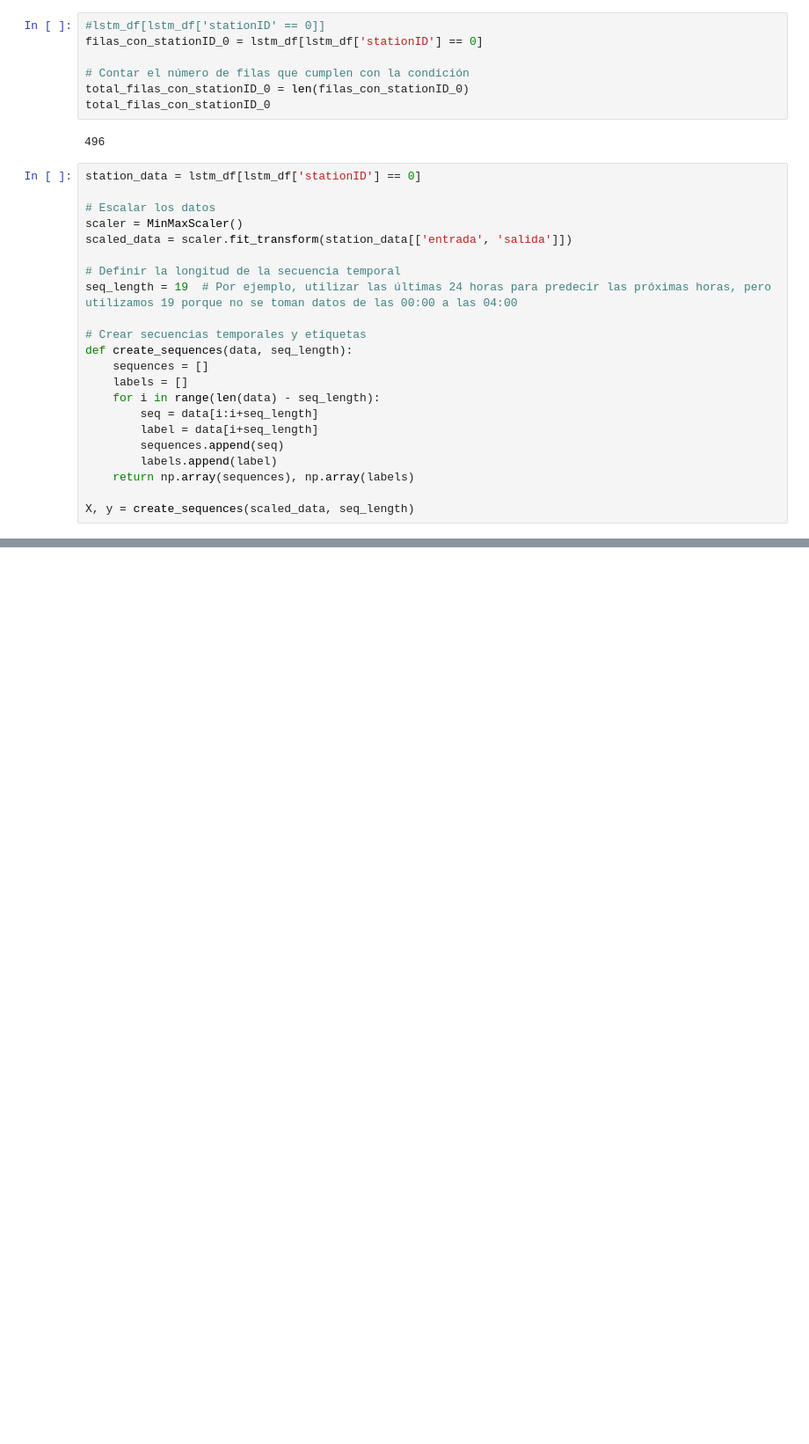
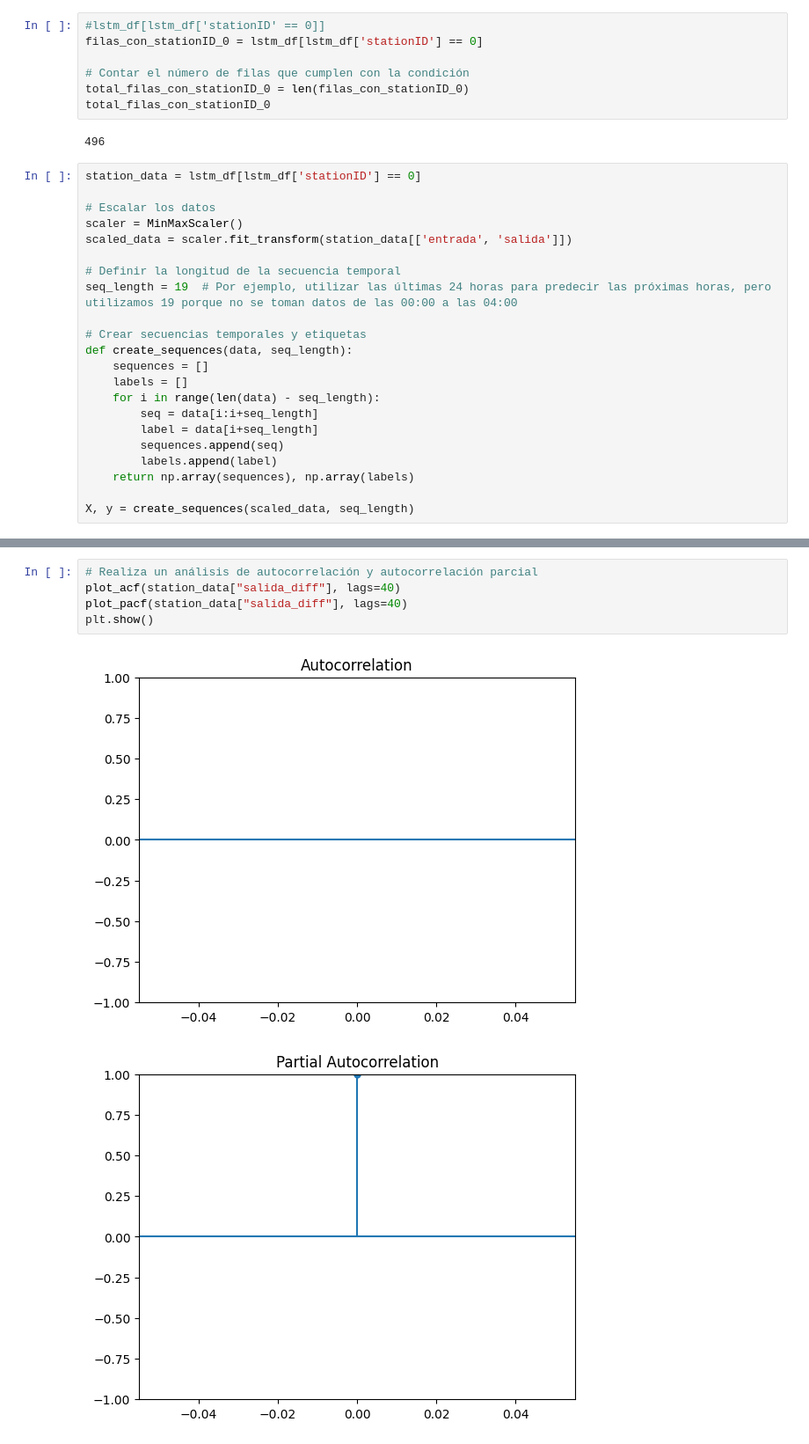
Before and after one commit to quiquecueto/TFM-Intelligent-Systems, a Jupyter notebook: TFM_project.ipynb, the cells around one changed output, grey strips where cells are left out. Shown at 88% size. Saved outputs shown, nothing was run; the diff lists cells and outputs as text; blank space fills up the shorter version.

```diff
--- a/TFM_project.ipynb
+++ b/TFM_project.ipynb
@@ -779,0 +895,8 @@ R-cuadrado: 0.6883668848128468
+# %%
+# Realiza un análisis de autocorrelación y autocorrelación parcial
+plot_acf(station_data["salida_diff"], lags=40)
+plot_pacf(station_data["salida_diff"], lags=40)
+plt.show()
+# %% [output]
+[figure, added]
+[figure, added]
```
Also changed, not shown: parts of 52 cells of this notebook.
